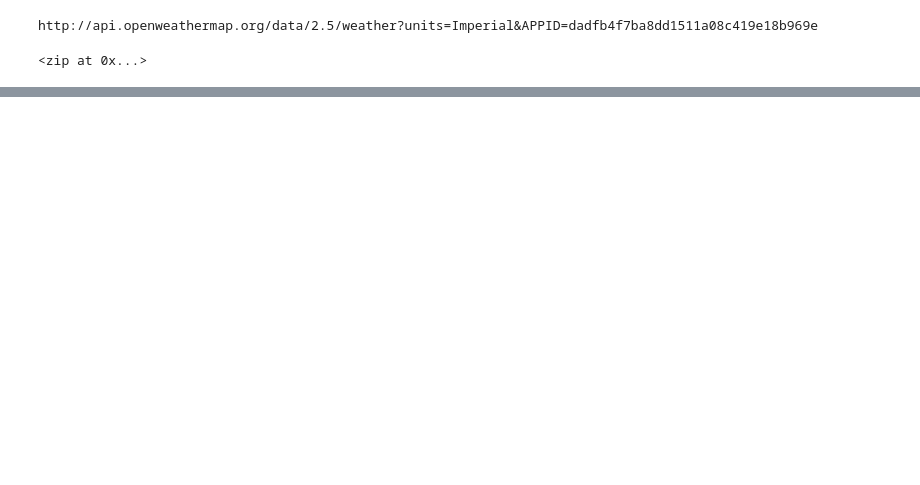
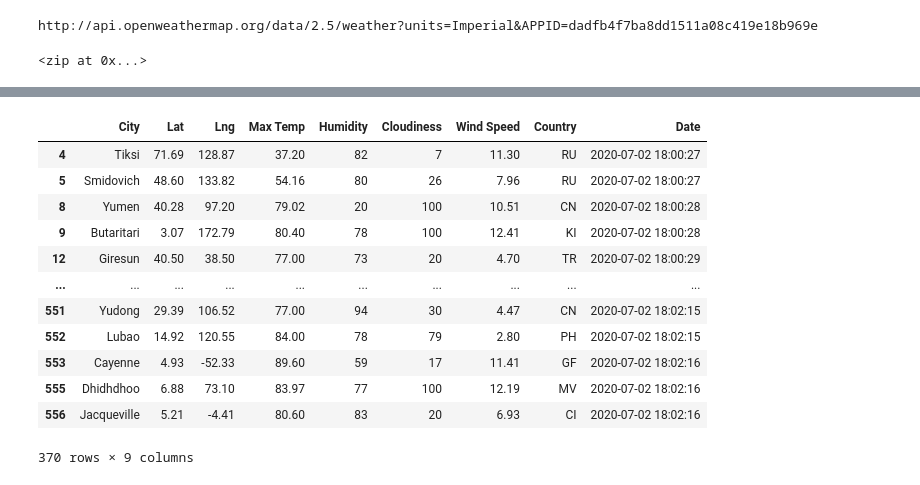
Before and after one commit to realStevenWalk/World_Weather_Analysis, a Jupyter notebook: WeatherPy-checkpoint.ipynb, the cells around one changed output, grey strips where cells are left out. Cells and saved outputs as stored; diff of their text form; code cells hidden in the pictures; blank space fills up the shorter version.

```diff
--- a/WeatherPy-checkpoint.ipynb
+++ b/WeatherPy-checkpoint.ipynb
@@ -235,0 +264,16 @@ plt.show()
+# %%
+city_data_df.loc[(city_data_df["Lat"] >= 0)]
+# %% [output]
+|  | City | Lat | Lng | Max Temp | Humidity | Cloudiness | Wind Speed | Country | Date |
+| 4 | Tiksi | 71.69 | 128.87 | 37.20 | 82 | 7 | 11.30 | RU | 2020-07-02 18:00:27 |
+| 5 | Smidovich | 48.60 | 133.82 | 54.16 | 80 | 26 | 7.96 | RU | 2020-07-02 18:00:27 |
+| 8 | Yumen | 40.28 | 97.20 | 79.02 | 20 | 100 | 10.51 | CN | 2020-07-02 18:00:28 |
+| 9 | Butaritari | 3.07 | 172.79 | 80.40 | 78 | 100 | 12.41 | KI | 2020-07-02 18:00:28 |
+| 12 | Giresun | 40.50 | 38.50 | 77.00 | 73 | 20 | 4.70 | TR | 2020-07-02 18:00:29 |
+| ... | ... | ... | ... | ... | ... | ... | ... | ... | ... |
+| 551 | Yudong | 29.39 | 106.52 | 77.00 | 94 | 30 | 4.47 | CN | 2020-07-02 18:02:15 |
+| 552 | Lubao | 14.92 | 120.55 | 84.00 | 78 | 79 | 2.80 | PH | 2020-07-02 18:02:15 |
+| 553 | Cayenne | 4.93 | -52.33 | 89.60 | 59 | 17 | 11.41 | GF | 2020-07-02 18:02:16 |
+| 555 | Dhidhdhoo | 6.88 | 73.10 | 83.97 | 77 | 100 | 12.19 | MV | 2020-07-02 18:02:16 |
+| 556 | Jacqueville | 5.21 | -4.41 | 80.60 | 83 | 20 | 6.93 | CI | 2020-07-02 18:02:16 |
+370 rows × 9 columns
```
Also changed, not shown: parts of 18 cells of this notebook.
